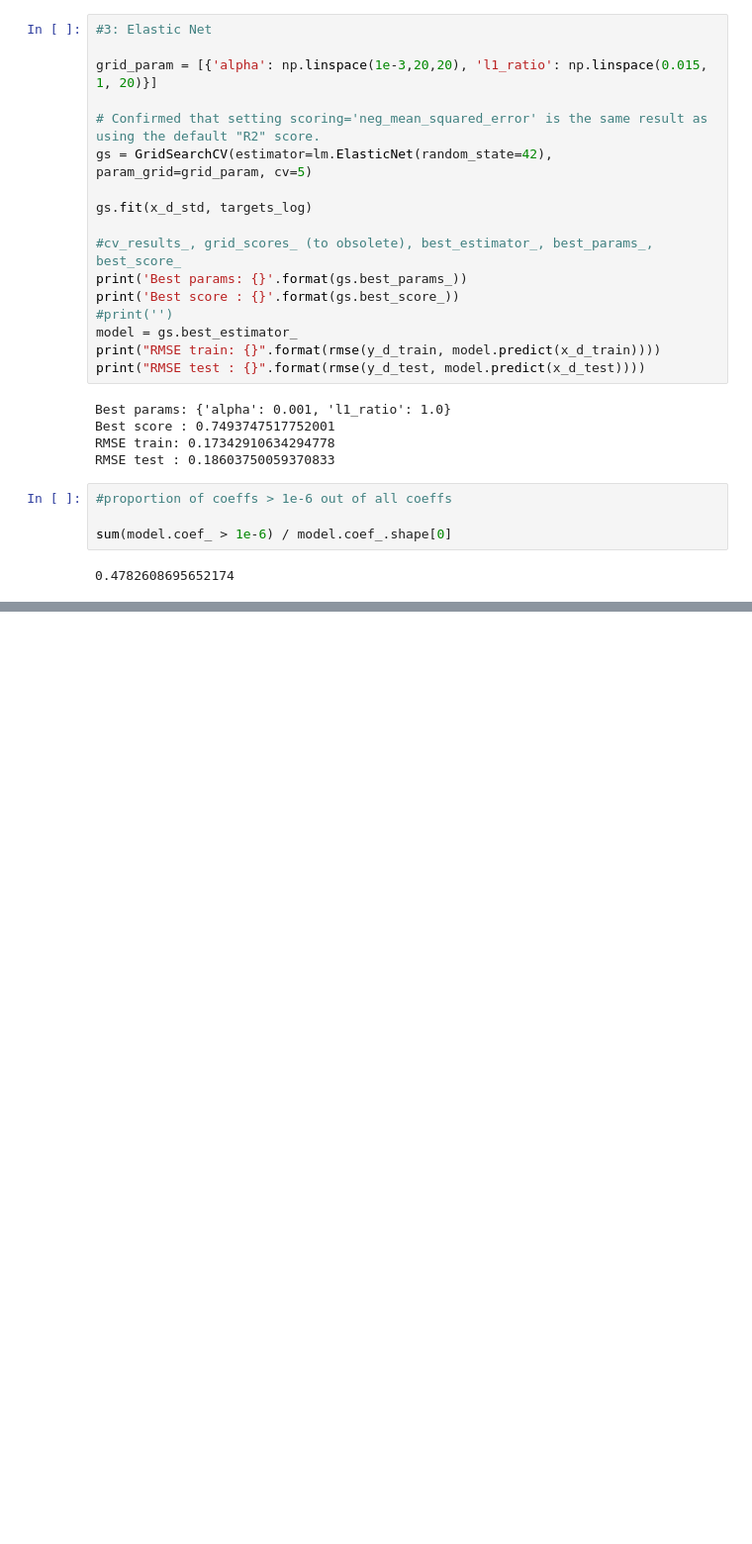
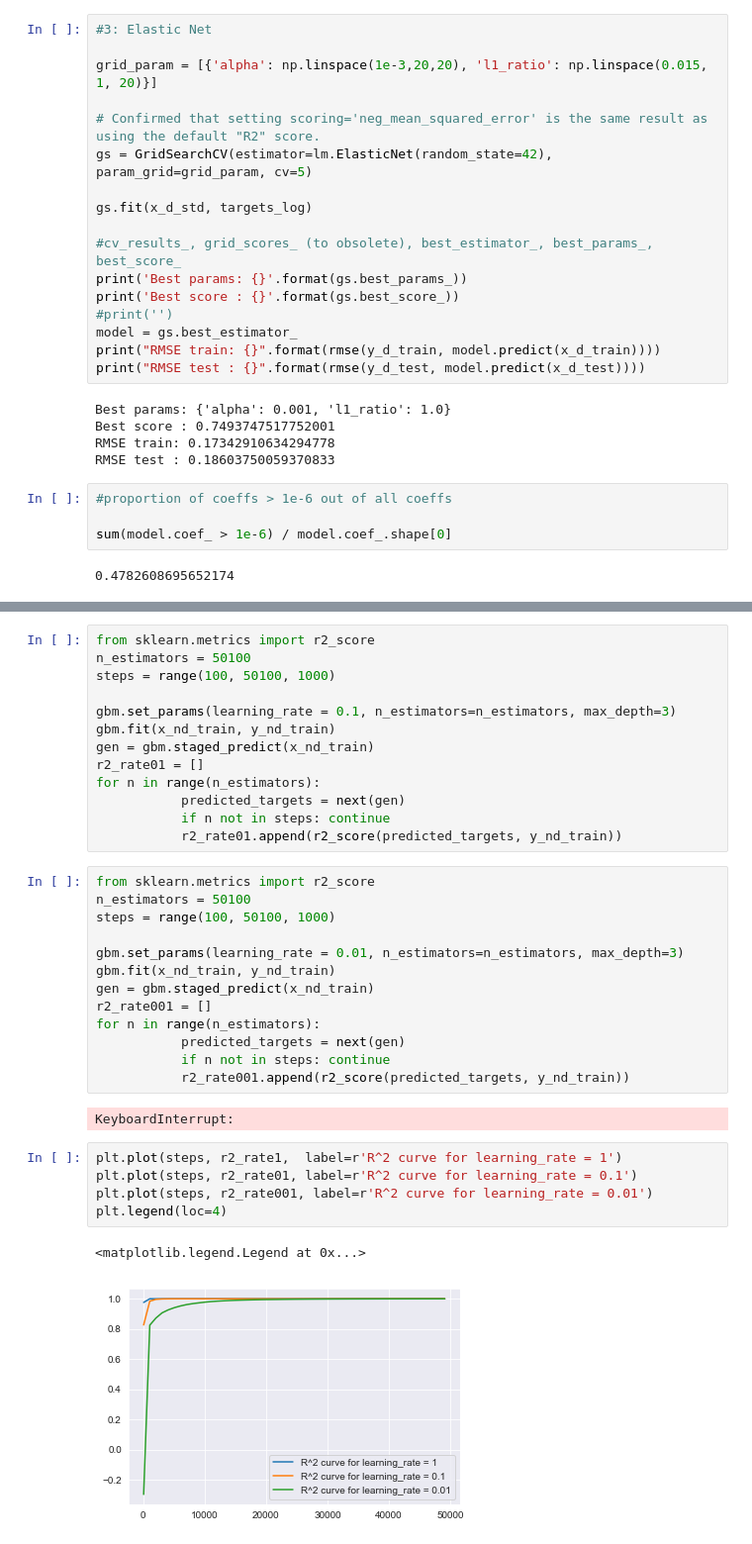
Before and after one commit to atsigman/putb_nycdsa_kaggle, a Jupyter notebook: kaggle_models.ipynb, the cells around one changed output, grey strips where cells are left out. Shown: that part at 99% size. Saved outputs shown, nothing was run; the diff lists cells and outputs as text; blank space fills up the shorter version.

```diff
--- a/kaggle_models.ipynb
+++ b/kaggle_models.ipynb
@@ -264,0 +373,36 @@ forest_sorted_features
+# %%
+from sklearn.metrics import r2_score
+n_estimators = 50100
+steps = range(100, 50100, 1000)
+
+gbm.set_params(learning_rate = 0.1, n_estimators=n_estimators, max_depth=3)
+gbm.fit(x_nd_train, y_nd_train)
+gen = gbm.staged_predict(x_nd_train)
+r2_rate01 = []
+for n in range(n_estimators):
+           predicted_targets = next(gen)
+           if n not in steps: continue
+           r2_rate01.append(r2_score(predicted_targets, y_nd_train))
+# %%
+from sklearn.metrics import r2_score
+n_estimators = 50100
+steps = range(100, 50100, 1000)
+
+gbm.set_params(learning_rate = 0.01, n_estimators=n_estimators, max_depth=3)
+gbm.fit(x_nd_train, y_nd_train)
+gen = gbm.staged_predict(x_nd_train)
+r2_rate001 = []
+for n in range(n_estimators):
+           predicted_targets = next(gen)
+           if n not in steps: continue
+           r2_rate001.append(r2_score(predicted_targets, y_nd_train))
+# %% [output]
+KeyboardInterrupt:
+# %%
+plt.plot(steps, r2_rate1,  label=r'R^2 curve for learning_rate = 1')
+plt.plot(steps, r2_rate01, label=r'R^2 curve for learning_rate = 0.1')
+plt.plot(steps, r2_rate001, label=r'R^2 curve for learning_rate = 0.01')
+plt.legend(loc=4)
+# %% [output]
+<matplotlib.legend.Legend at 0x...>
+[figure, added]
```
Also changed, not shown: parts of 38 cells of this notebook.
